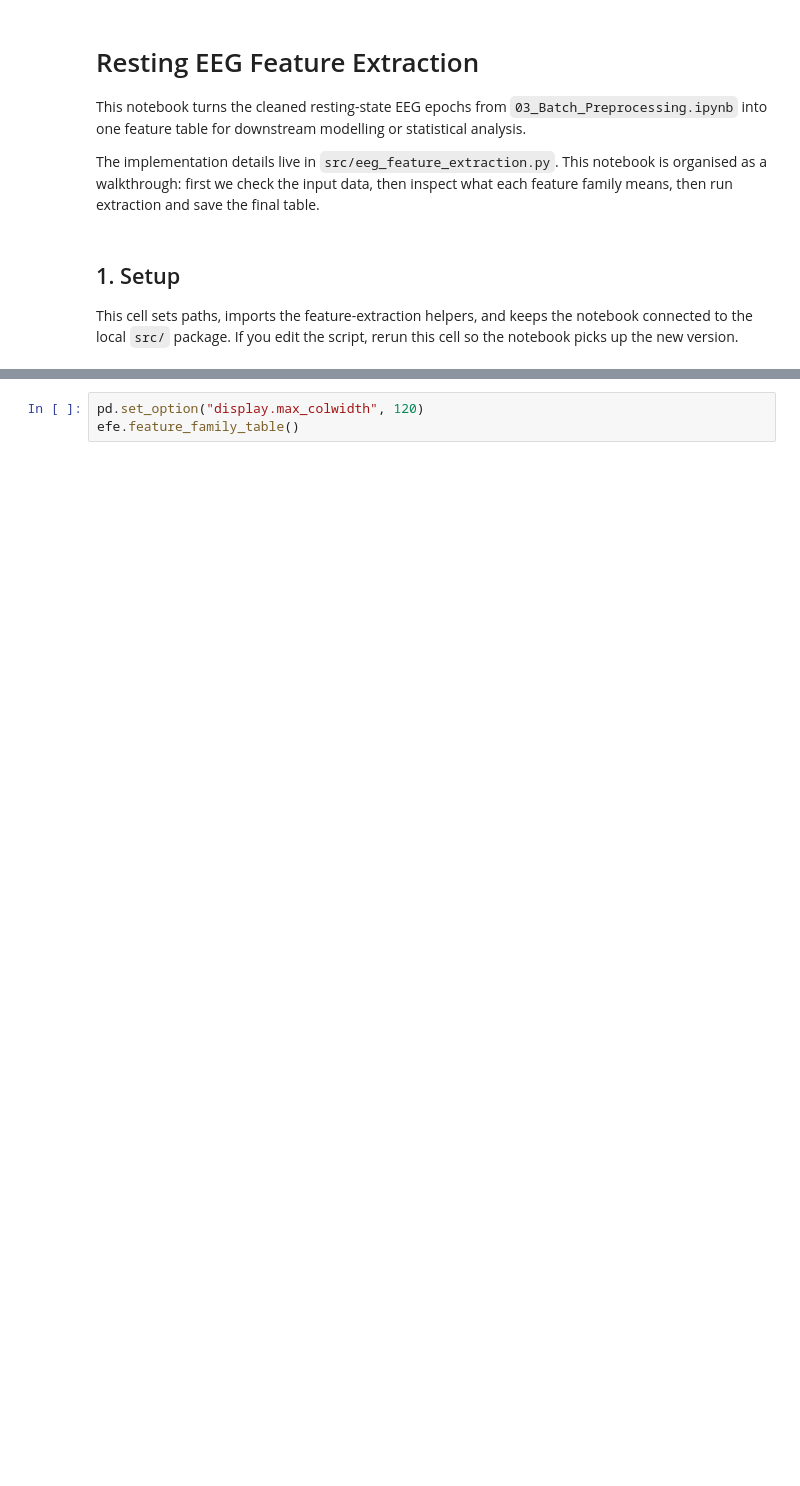
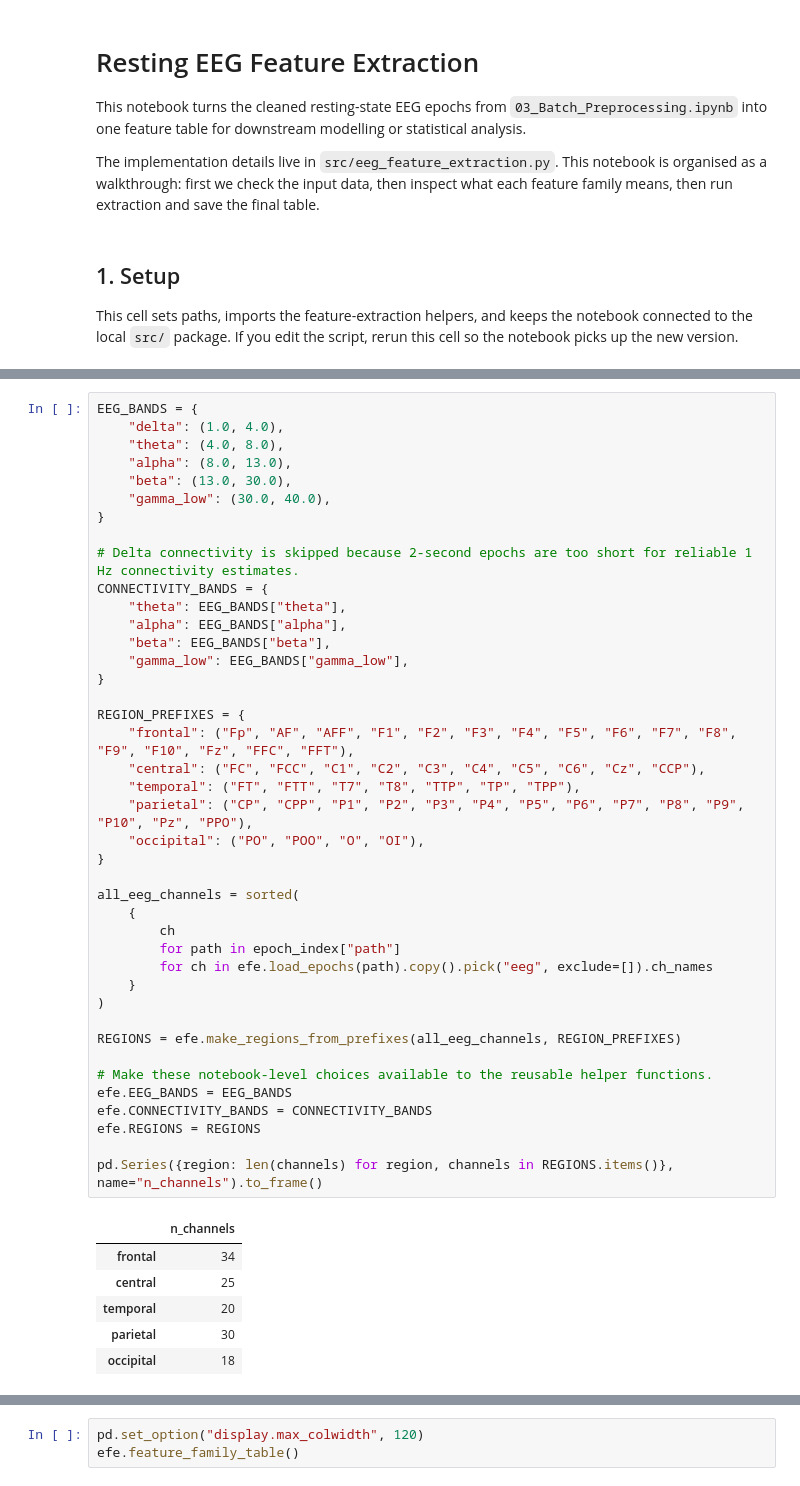
Before and after one commit to nmarryatt/neurogenetics-ml, a Jupyter notebook: notebooks/04_Feature_Extraction.ipynb, the cells around one changed output, grey strips where cells are left out. Saved outputs shown, nothing was run; the diff lists cells and outputs as text; blank space fills up the shorter version.

```diff
--- a/notebooks/04_Feature_Extraction.ipynb
+++ b/notebooks/04_Feature_Extraction.ipynb
@@ -112 +96,49 @@ epoch_summary
+# %%
+EEG_BANDS = {
+    "delta": (1.0, 4.0),
+    "theta": (4.0, 8.0),
+    "alpha": (8.0, 13.0),
+    "beta": (13.0, 30.0),
+    "gamma_low": (30.0, 40.0),
+}
+
+# Delta connectivity is skipped because 2-second epochs are too short for reliable 1 Hz connectivity estimates.
+CONNECTIVITY_BANDS = {
+    "theta": EEG_BANDS["theta"],
+    "alpha": EEG_BANDS["alpha"],
+    "beta": EEG_BANDS["beta"],
+    "gamma_low": EEG_BANDS["gamma_low"],
+}
+
+REGION_PREFIXES = {
+    "frontal": ("Fp", "AF", "AFF", "F1", "F2", "F3", "F4", "F5", "F6", "F7", "F8", "F9", "F10", "Fz", "FFC", "FFT"),
+    "central": ("FC", "FCC", "C1", "C2", "C3", "C4", "C5", "C6", "Cz", "CCP"),
+    "temporal": ("FT", "FTT", "T7", "T8", "TTP", "TP", "TPP"),
+    "parietal": ("CP", "CPP", "P1", "P2", "P3", "P4", "P5", "P6", "P7", "P8", "P9", "P10", "Pz", "PPO"),
+    "occipital": ("PO", "POO", "O", "OI"),
+}
+
+all_eeg_channels = sorted(
+    {
+        ch
+        for path in epoch_index["path"]
+        for ch in efe.load_epochs(path).copy().pick("eeg", exclude=[]).ch_names
+    }
+)
+
+REGIONS = efe.make_regions_from_prefixes(all_eeg_channels, REGION_PREFIXES)
+
+# Make these notebook-level choices available to the reusable helper functions.
+efe.EEG_BANDS = EEG_BANDS
+efe.CONNECTIVITY_BANDS = CONNECTIVITY_BANDS
+efe.REGIONS = REGIONS
+
+pd.Series({region: len(channels) for region, channels in REGIONS.items()}, name="n_channels").to_frame()
+# %% [output]
+|  | n_channels |
+| frontal | 34 |
+| central | 25 |
+| temporal | 20 |
+| parietal | 30 |
+| occipital | 18 |
 # %% [markdown]
```
Also changed, not shown: parts of 25 cells of this notebook, 1 other file.
